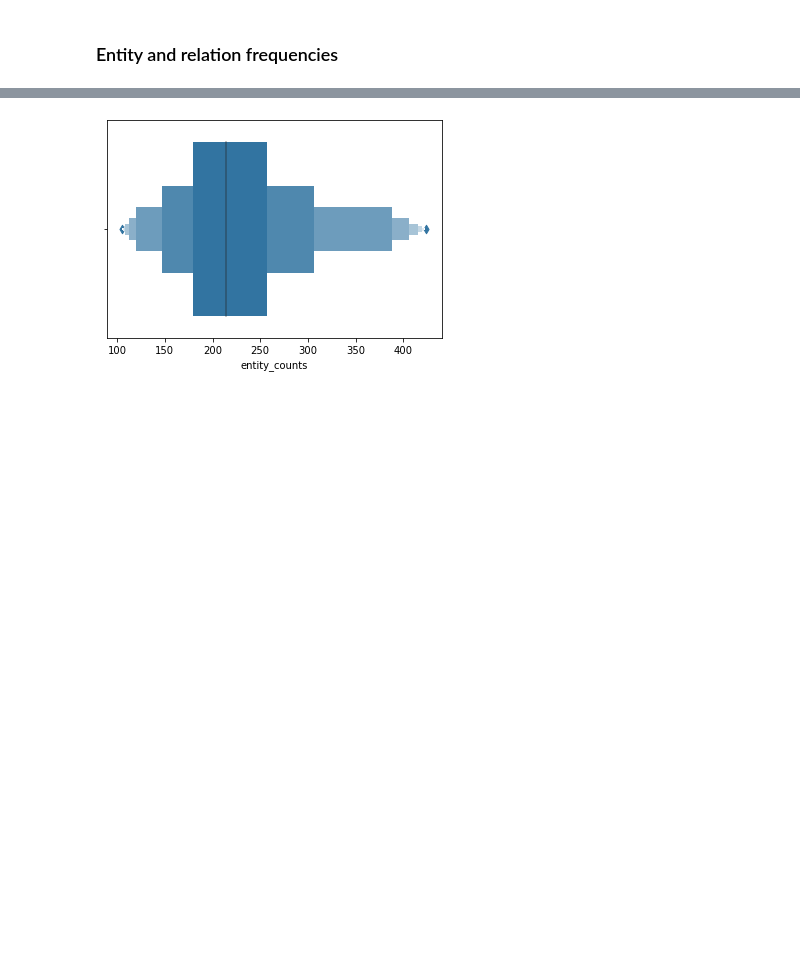
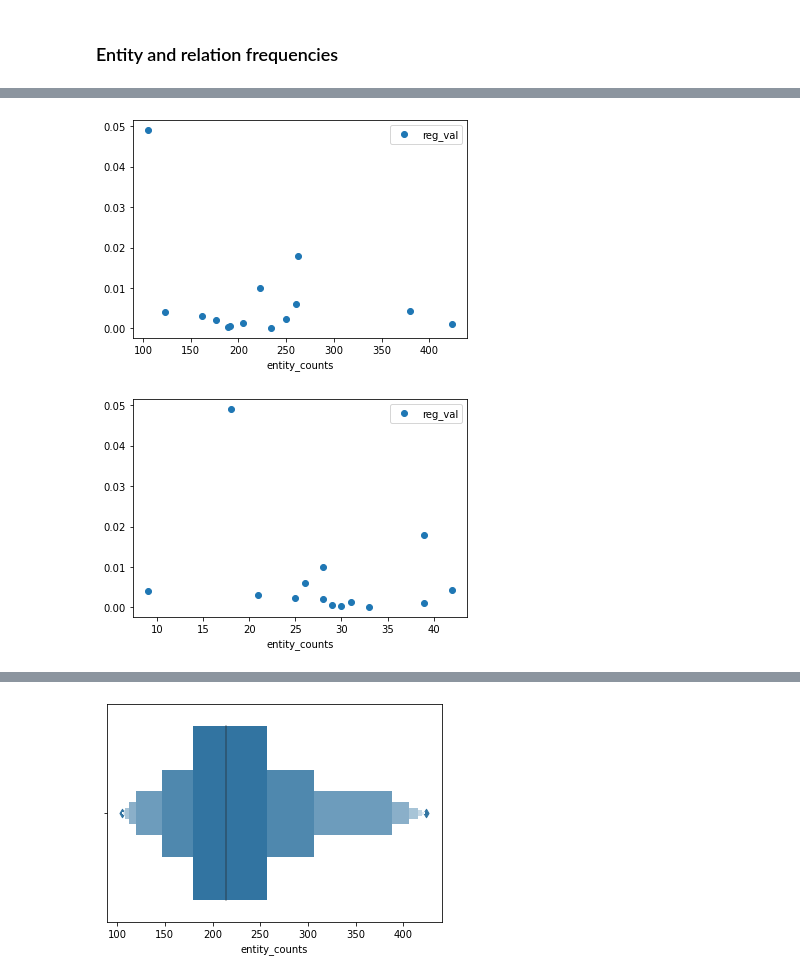
Before and after one commit to ravipatelxyz/kbc-meta, a Jupyter notebook: dataset_exploration.ipynb, the cells around one changed output, grey strips where cells are left out. Cells and saved outputs as stored; diff of their text form; code cells hidden in the pictures; blank space fills up the shorter version.

```diff
--- a/dataset_exploration.ipynb
+++ b/dataset_exploration.ipynb
@@ -150,5 +150,6 @@ def get_entity_relation_frequencies(triples):
     return entity_counts, relation_counts
 
 entity_counts_train, relation_counts_train = get_entity_relation_frequencies(triples_train)
+entity_counts_dev, relation_counts_dev = get_entity_relation_frequencies(triples_dev)
 # %%
 df_entity_counts = pd.DataFrame.from_dict({"entity_counts": entity_counts_train}).sort_values("entity_counts")
@@ -171,0 +190,5 @@ df_entity_counts
+# %%
+df_entity_counts = pd.DataFrame.from_dict({"entity_counts": entity_counts_train}).sort_index()
+display(df_entity_counts)
+df_entity_counts_dev = pd.DataFrame.from_dict({"entity_counts": entity_counts_dev}).sort_index()
+display(df_entity_counts_dev)
@@ -171,0 +226,28 @@ df_entity_counts
+# %%
+# entity frequency against learnt regularisation parameter value
+
+lst = list(np.array([[0.0013],
+[0.0490],
+[0.0004],
+[0.0022],
+[0.0100],
+[0.0024],
+[0.0031],
+[0.0005],
+[0.0040],
+[0.0061],
+[0.0001],
+[0.0043],
+[0.0010],
+[0.0179]])[:,-1])
+
+df_entity_counts["reg_val"] = lst
+df_entity_counts.plot("entity_counts", "reg_val", style="o")
+plt.show()
+
+df_entity_counts_dev["reg_val"] = lst
+df_entity_counts_dev.plot("entity_counts", "reg_val", style="o")
+plt.show()
+# %% [output]
+[figure, added]
+[figure, added]
```
Also changed, not shown: parts of 6 cells of this notebook, 1 other file.
